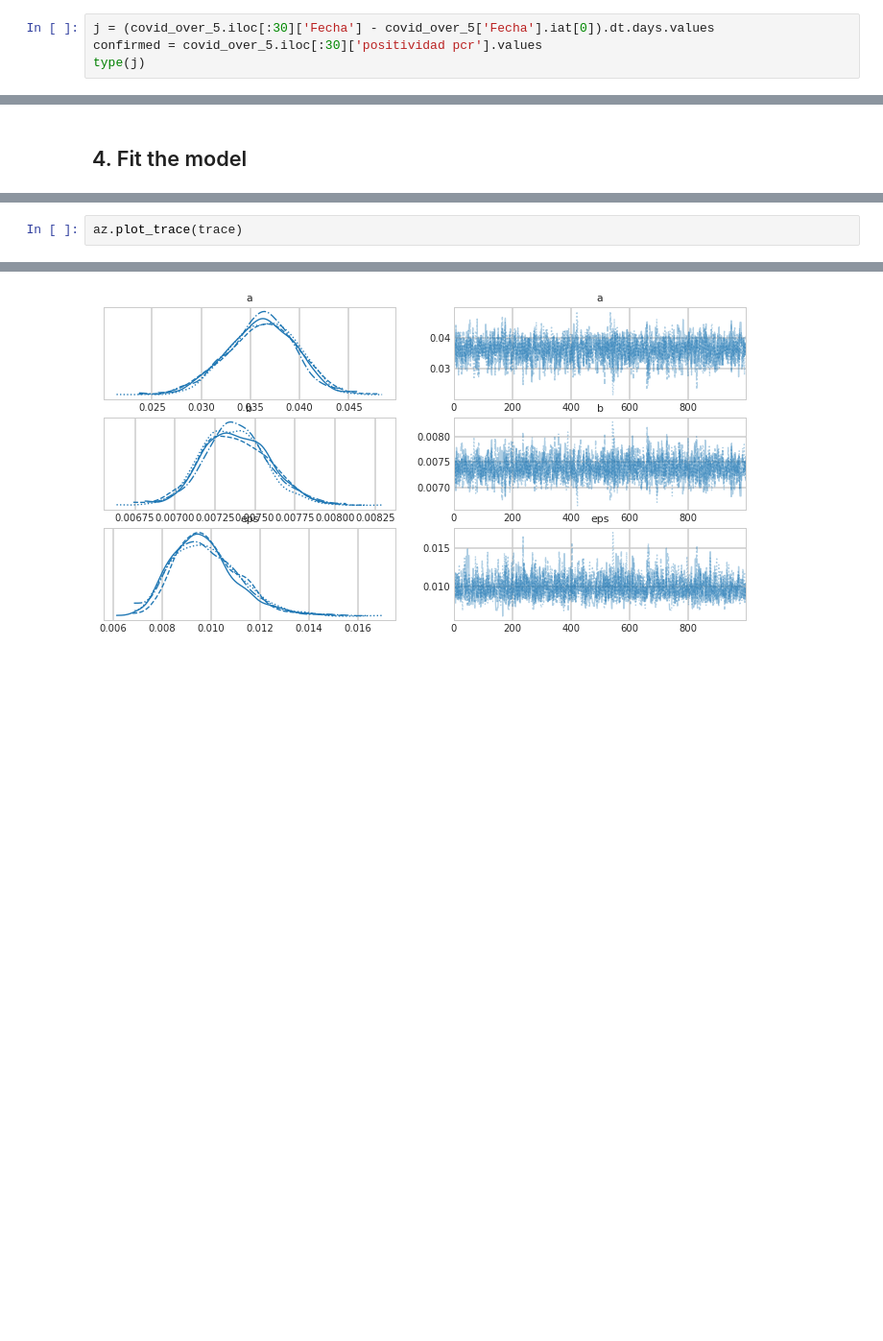
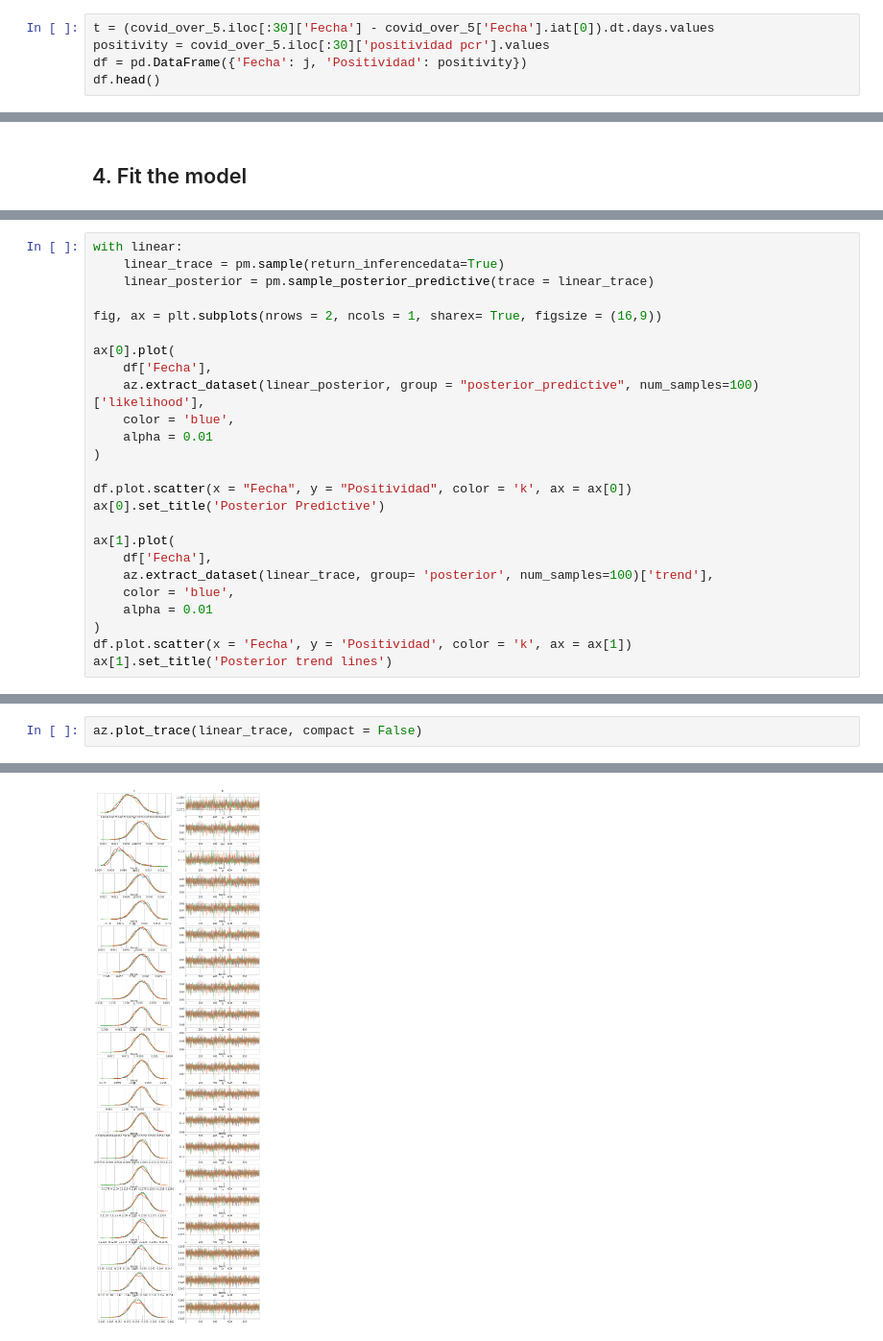
Before and after one commit to JaFrese/Bayes, a Jupyter notebook: Take Home #2.ipynb, the cells around one changed output, grey strips where cells are left out. Shown at 96% size. Drawn from its saved outputs; the diff is of its cells as text; blank space fills up the shorter version.

```diff
--- a/Take Home #2.ipynb
+++ b/Take Home #2.ipynb
@@ -70,5 +61,6 @@ Name: positividad pcr, dtype: float64
 # %%
-j = (covid_over_5.iloc[:30]['Fecha'] - covid_over_5['Fecha'].iat[0]).dt.days.values
-confirmed = covid_over_5.iloc[:30]['positividad pcr'].values
-type(j)
+t = (covid_over_5.iloc[:30]['Fecha'] - covid_over_5['Fecha'].iat[0]).dt.days.values
+positivity = covid_over_5.iloc[:30]['positividad pcr'].values
+df = pd.DataFrame({'Fecha': j, 'Positividad': positivity})
+df.head()
 # %% [output]
@@ -294,0 +173,25 @@ Inference data with groups:
+# %%
+with linear:
+    linear_trace = pm.sample(return_inferencedata=True)
+    linear_posterior = pm.sample_posterior_predictive(trace = linear_trace)
+
+fig, ax = plt.subplots(nrows = 2, ncols = 1, sharex= True, figsize = (16,9))
+
+ax[0].plot(
+    df['Fecha'],
+    az.extract_dataset(linear_posterior, group = "posterior_predictive", num_samples=100)['likelihood'],
+    color = 'blue',
+    alpha = 0.01
+)
+
+df.plot.scatter(x = "Fecha", y = "Positividad", color = 'k', ax = ax[0])
+ax[0].set_title('Posterior Predictive')
+
+ax[1].plot(
+    df['Fecha'],
+    az.extract_dataset(linear_trace, group= 'posterior', num_samples=100)['trend'],
+    color = 'blue',
+    alpha = 0.01
+)
+df.plot.scatter(x = 'Fecha', y = 'Positividad', color = 'k', ax = ax[1])
+ax[1].set_title('Posterior trend lines')
@@ -295,3 +210,3 @@ Inference data with groups:
 # %%
-az.plot_trace(trace)
+az.plot_trace(linear_trace, compact = False)
 # %% [output]
@@ -304 +230 @@ array([[<AxesSubplot:title={'center':'a'}>,
-[figure, old version]
+[figure, new version]
```
Also changed, not shown: parts of 29 cells of this notebook.
